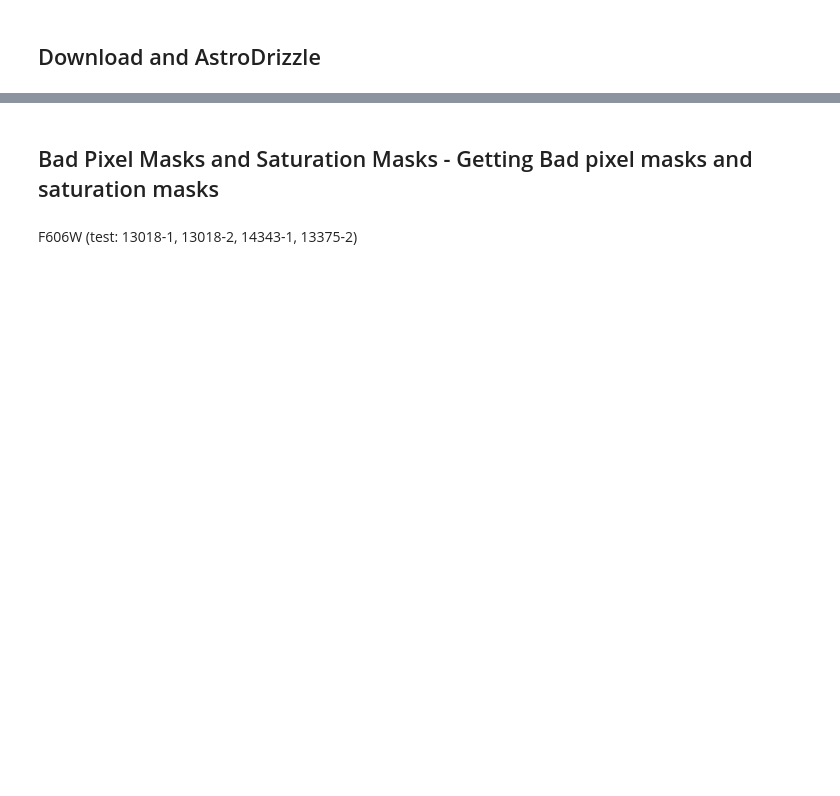
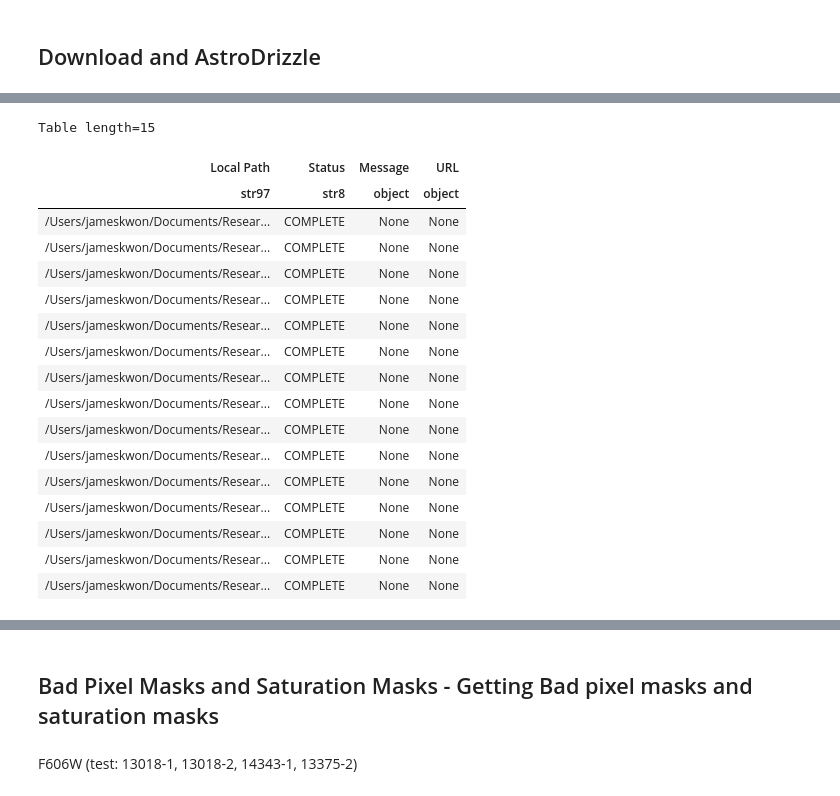
Before and after one commit to kgb0255/deepCR_james, a Jupyter notebook: more_filters.ipynb, the cells around one changed output, grey strips where cells are left out. Drawn from its saved outputs; the diff is of its cells as text; code cells hidden in the pictures; blank space fills up the shorter version.

```diff
--- a/more_filters.ipynb
+++ b/more_filters.ipynb
@@ -121,3 +61,5 @@ f814w_obs_ids = ['jbz010010', 'jbz016010', 'j8xz15020',
+# %%
+err_obs_ids = ['jcoy02030', 'jb1605010', 'jbf301010']
 # %%
 f435w_Table = Observations.query_criteria(obstype='all',
                                       obs_collection='HST',
@@ -128,3 +70,7 @@ f606w_Table = Observations.query_criteria(obstype='all',
 f814w_Table = Observations.query_criteria(obstype='all',
                                       obs_collection='HST',
                                       obs_id = f814w_obs_ids)
+# %%
+err_Table = Observations.query_criteria(obstype = 'all',
+                                       obs_collection='HST',
+                                       obs_id = err_obs_ids)
@@ -130,0 +79,7 @@ f814w_Table = Observations.query_criteria(obstype='all',
+# %%
+err_product = Observations.get_product_list(err_Table)
+Observations.download_products(err_product,
+                              download_dir = '/Users/jameskwon/Documents/Research/Data/deepcr/err',
+                              mrp_only = False,
+                              productSubGroupDescription='FLC')
+# %% [output]
@@ -131 +101,19 @@ f814w_Table = Observations.query_criteria(obstype='all',
+Table length=15
+| Local Path | Status | Message | URL |
+| str97 | str8 | object | object |
+| /Users/jameskwon/Documents/Resear... | COMPLETE | None | None |
+| /Users/jameskwon/Documents/Resear... | COMPLETE | None | None |
+| /Users/jameskwon/Documents/Resear... | COMPLETE | None | None |
+| /Users/jameskwon/Documents/Resear... | COMPLETE | None | None |
+| /Users/jameskwon/Documents/Resear... | COMPLETE | None | None |
+| /Users/jameskwon/Documents/Resear... | COMPLETE | None | None |
+| /Users/jameskwon/Documents/Resear... | COMPLETE | None | None |
+| /Users/jameskwon/Documents/Resear... | COMPLETE | None | None |
+| /Users/jameskwon/Documents/Resear... | COMPLETE | None | None |
+| /Users/jameskwon/Documents/Resear... | COMPLETE | None | None |
+| /Users/jameskwon/Documents/Resear... | COMPLETE | None | None |
+| /Users/jameskwon/Documents/Resear... | COMPLETE | None | None |
+| /Users/jameskwon/Documents/Resear... | COMPLETE | None | None |
+| /Users/jameskwon/Documents/Resear... | COMPLETE | None | None |
+| /Users/jameskwon/Documents/Resear... | COMPLETE | None | None |
 # %%
```
Also changed, not shown: parts of 32 cells of this notebook.
